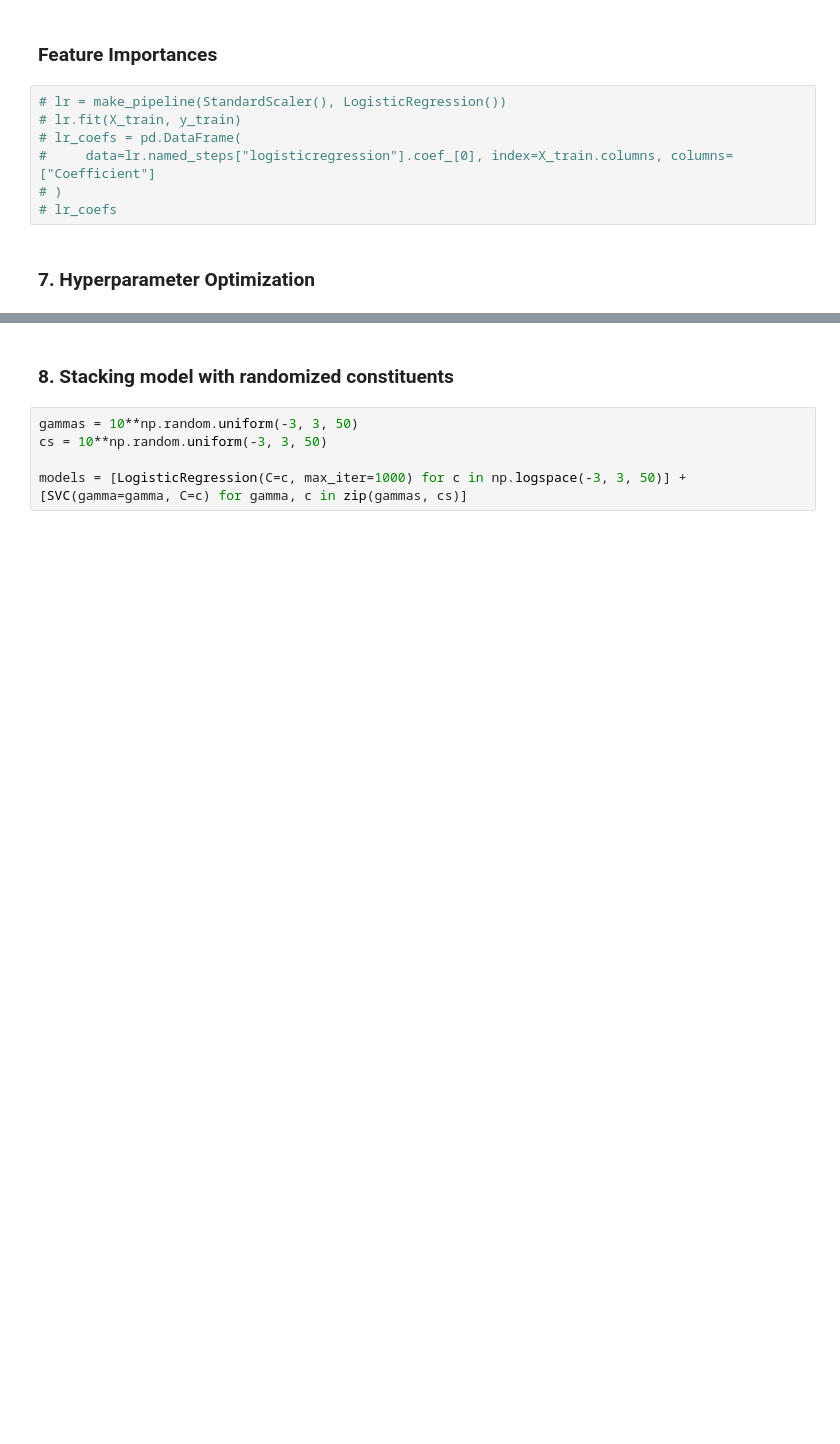
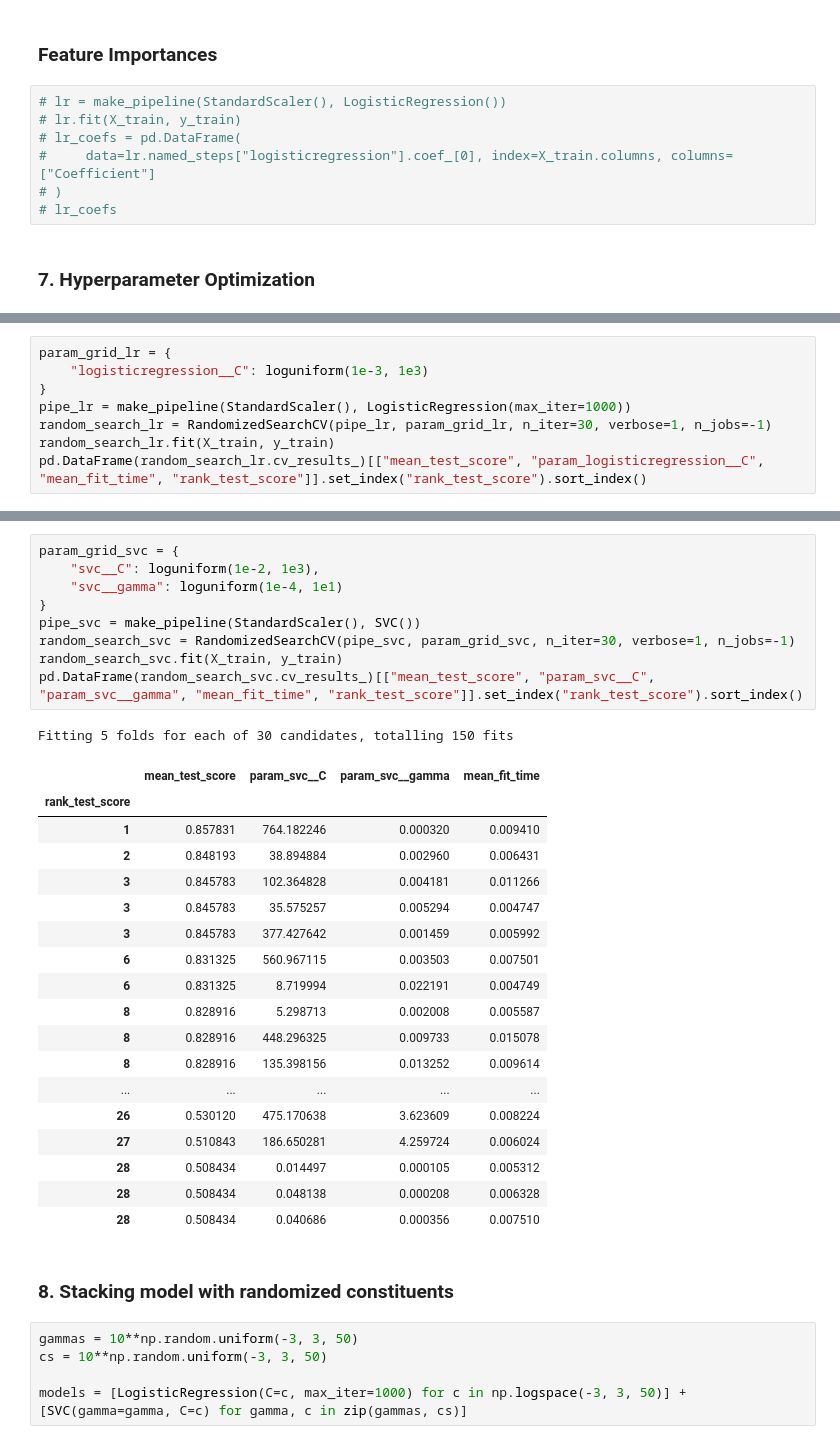
Before and after one commit to ricd99/nhl-test-2, a Jupyter notebook: model_0.1.1.ipynb, the cells around one changed output, grey strips where cells are left out. Saved outputs shown, nothing was run; the diff lists cells and outputs as text; blank space fills up the shorter version.

Commit message:
hyp param opt

```diff
--- a/model_0.1.1.ipynb
+++ b/model_0.1.1.ipynb
@@ -424,0 +414,8 @@ param_grid = {
+# %%
+param_grid_lr = {
+    "logisticregression__C": loguniform(1e-3, 1e3)
+}
+pipe_lr = make_pipeline(StandardScaler(), LogisticRegression(max_iter=1000))
+random_search_lr = RandomizedSearchCV(pipe_lr, param_grid_lr, n_iter=30, verbose=1, n_jobs=-1)
+random_search_lr.fit(X_train, y_train)
+pd.DataFrame(random_search_lr.cv_results_)[["mean_test_score", "param_logisticregression__C", "mean_fit_time", "rank_test_score"]].set_index("rank_test_score").sort_index()
@@ -425,3 +442,32 @@ param_grid = {
+# %%
+param_grid_svc = {
+    "svc__C": loguniform(1e-2, 1e3),
+    "svc__gamma": loguniform(1e-4, 1e1)
+}
+pipe_svc = make_pipeline(StandardScaler(), SVC())
+random_search_svc = RandomizedSearchCV(pipe_svc, param_grid_svc, n_iter=30, verbose=1, n_jobs=-1)
+random_search_svc.fit(X_train, y_train)
+pd.DataFrame(random_search_svc.cv_results_)[["mean_test_score", "param_svc__C", "param_svc__gamma", "mean_fit_time", "rank_test_score"]].set_index("rank_test_score").sort_index()
+# %% [output]
+Fitting 5 folds for each of 30 candidates, totalling 150 fits
+|  | mean_test_score | param_svc__C | param_svc__gamma | mean_fit_time |
+| rank_test_score |  |  |  |  |
+| 1 | 0.857831 | 764.182246 | 0.000320 | 0.009410 |
+| 2 | 0.848193 | 38.894884 | 0.002960 | 0.006431 |
+| 3 | 0.845783 | 102.364828 | 0.004181 | 0.011266 |
+| 3 | 0.845783 | 35.575257 | 0.005294 | 0.004747 |
+| 3 | 0.845783 | 377.427642 | 0.001459 | 0.005992 |
+| 6 | 0.831325 | 560.967115 | 0.003503 | 0.007501 |
+| 6 | 0.831325 | 8.719994 | 0.022191 | 0.004749 |
+| 8 | 0.828916 | 5.298713 | 0.002008 | 0.005587 |
+| 8 | 0.828916 | 448.296325 | 0.009733 | 0.015078 |
+| 8 | 0.828916 | 135.398156 | 0.013252 | 0.009614 |
+| ... | ... | ... | ... | ... |
+| 26 | 0.530120 | 475.170638 | 3.623609 | 0.008224 |
+| 27 | 0.510843 | 186.650281 | 4.259724 | 0.006024 |
+| 28 | 0.508434 | 0.014497 | 0.000105 | 0.005312 |
+| 28 | 0.508434 | 0.048138 | 0.000208 | 0.006328 |
+| 28 | 0.508434 | 0.040686 | 0.000356 | 0.007510 |
 # %% [markdown]
 ### 8. Stacking model with randomized constituents
 # %%
```
Also changed, not shown: parts of 3 cells of this notebook.
